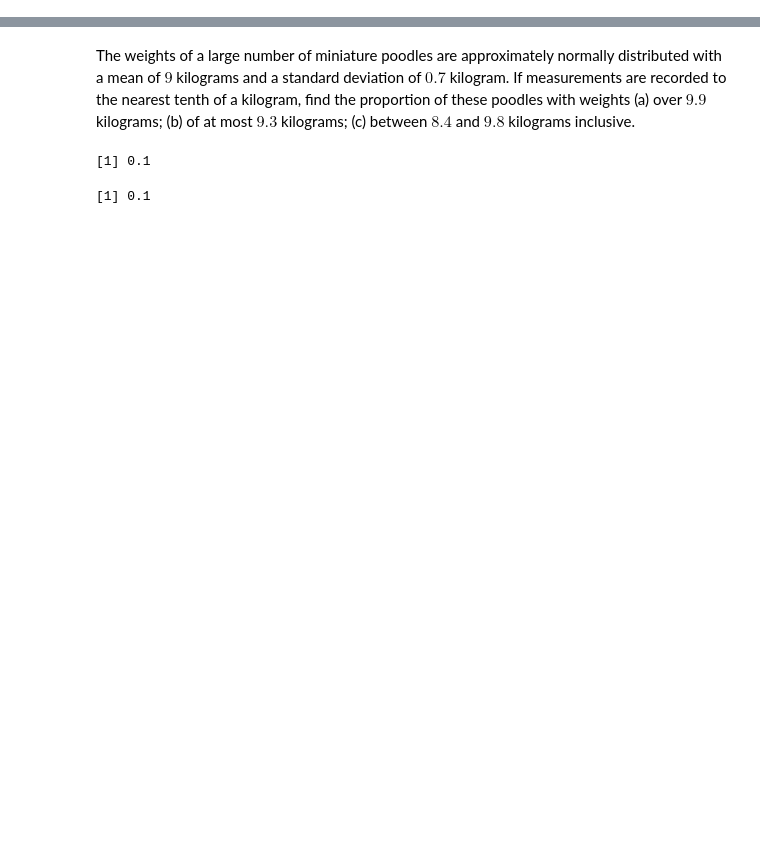
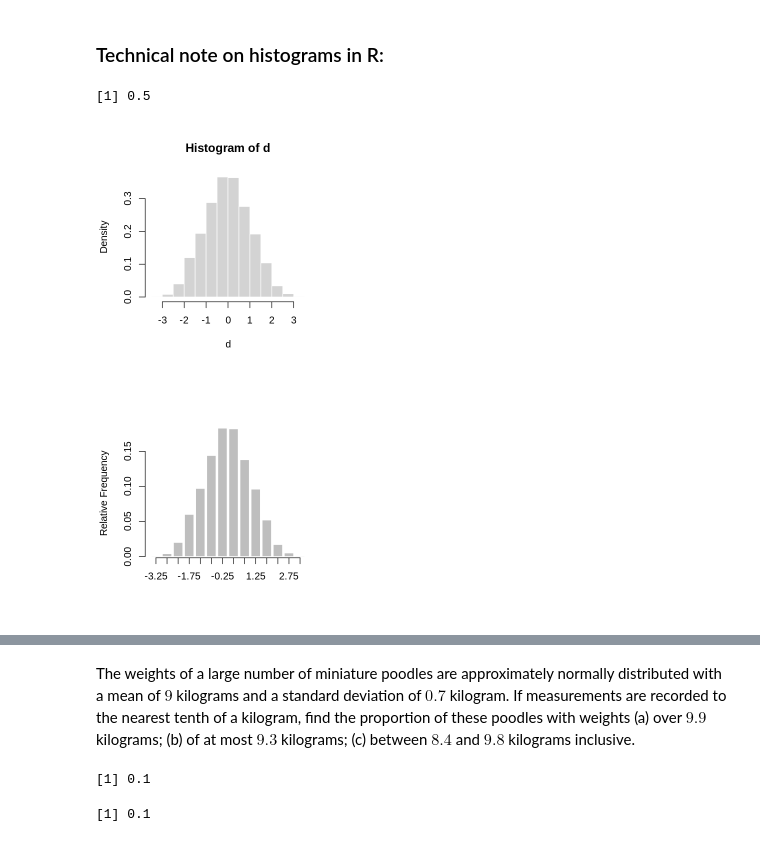
Before and after one commit to iparellada/stats-for-scientists, a Jupyter notebook: Statistics_Course_.ipynb, the cells around one changed output, grey strips where cells are left out. Saved outputs shown, nothing was run; the diff lists cells and outputs as text; code cells hidden in the pictures; blank space fills up the shorter version.

```diff
--- a/Statistics_Course_.ipynb
+++ b/Statistics_Course_.ipynb
@@ -0,0 +1,27 @@
+# %% [markdown]
+### Technical note on histograms in R:
+# %%
+# NOTES ON HISTOGRAMS IN R:
+# hist() will plot when prob=T (same as freq=F) the $density such that the area under the curve is 1
+# Therefore the height of the bars will vary with the number of breaks, and may not reflect the relative frequency.
+options(repr.plot.height=4, repr.plot.width=4)
+set.seed(0)
+
+# From here: https://stackoverflow.com/a/18085500/4089351
+
+d = rnorm(1000)
+n = 1000
+d = rnorm(n)
+
+histogram = hist(d, breaks=10, prob=T, border=F)
+unique(diff(histogram$breaks)) # Because the size of the base of the rectangles is 0.5, the height will be double the tru relative freq.
+
+# The fix. Notice that I redefine the histogram simply to show how simple the call is with with this fix.
+h = hist(d, plot=F)
+bp = barplot(h$counts/sum(h$counts), border=F)
+axis(1, at=c(bp), labels=h$mids)
+title(ylab="Relative Frequency")
+# %% [output]
+[1] 0.5
+[figure, added]
+[figure, added]
```
Also changed, not shown: parts of 58 cells of this notebook.
